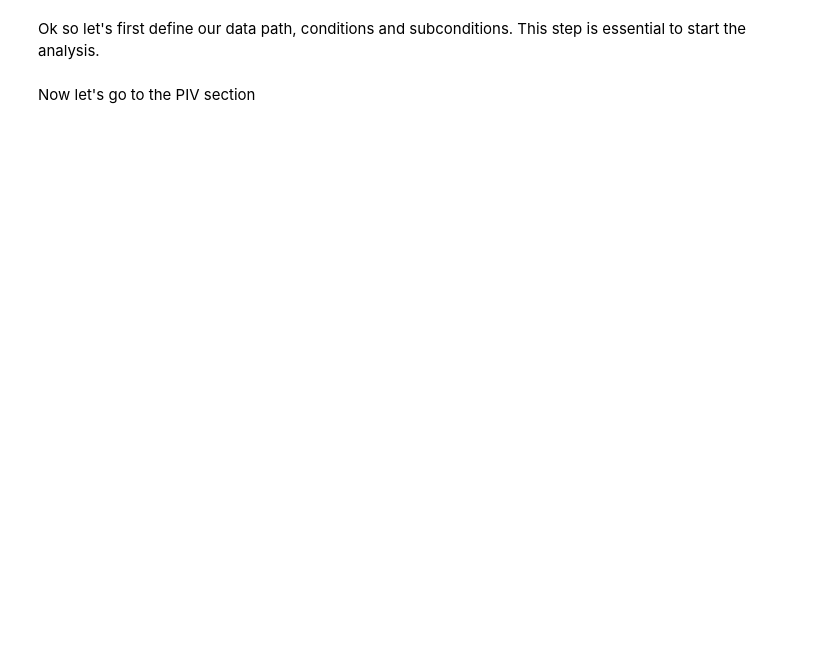
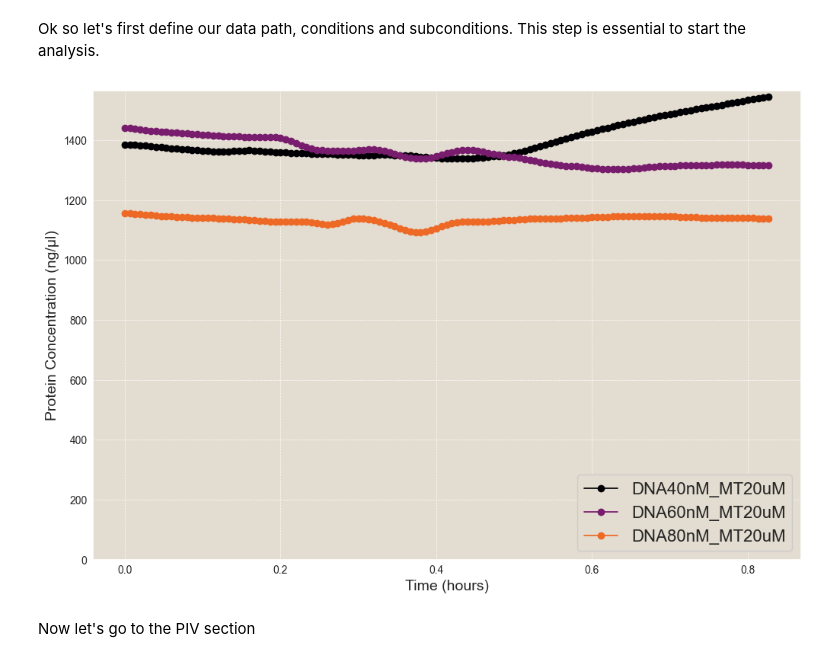
Before and after one commit to dalarios/activedrops, a Jupyter notebook: code/exploratory/QuADroP-kif3.ipynb, the cells around one changed output. Saved outputs shown, nothing was run; the diff lists cells and outputs as text; code cells hidden in the pictures; blank space fills up the shorter version.

```diff
--- a/code/exploratory/QuADroP-kif3.ipynb
+++ b/code/exploratory/QuADroP-kif3.ipynb
@@ -17,7 +17,7 @@ subconditions = ["Pos0", "Pos1", "Pos2"]
 # frame info
 min_frame = 0
 max_frame = 999
-skip_frames=1
+skip_frames=8
 frame_rate=120
 time_intervals = [3, 3, 3]
 
@@ -26,18 +26,23 @@ channel = "gfp"
 vmax = 1
 # %%
 # Call the function with the updated parameters
-qd.plot_fluorescence_vs_time(
+qd.plot_fluorescence(
     data_path=data_path,
     conditions=conditions,
     subconditions=subconditions,
-    channel="gfp",
+    channel=channel,
     time_intervals=time_intervals,
     min_frame=min_frame,
     max_frame=max_frame,
     skip_frames=skip_frames,
+    line_slope=0.00042,
+    line_intercept=0.00159+0.00095,
     log_scale=False,  # Set log_scale to True
-    timescale="min"
+    timescale="h",
+    averaged=True
 )
+# %% [output]
+[figure, added]
 # %%
 # Call the function with the updated parameters
 qd.plot_average_fluorescence_vs_time(
```
Also changed, not shown: parts of 2 cells of this notebook, 2 other files.
